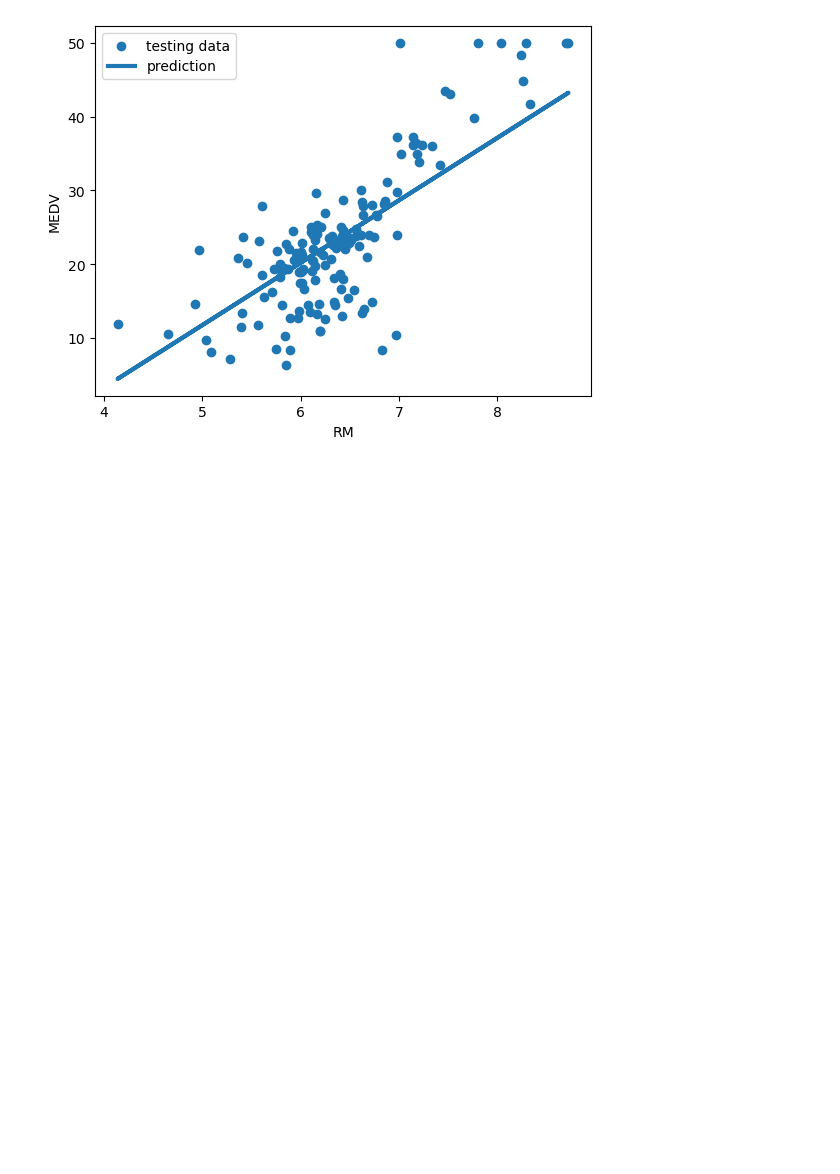
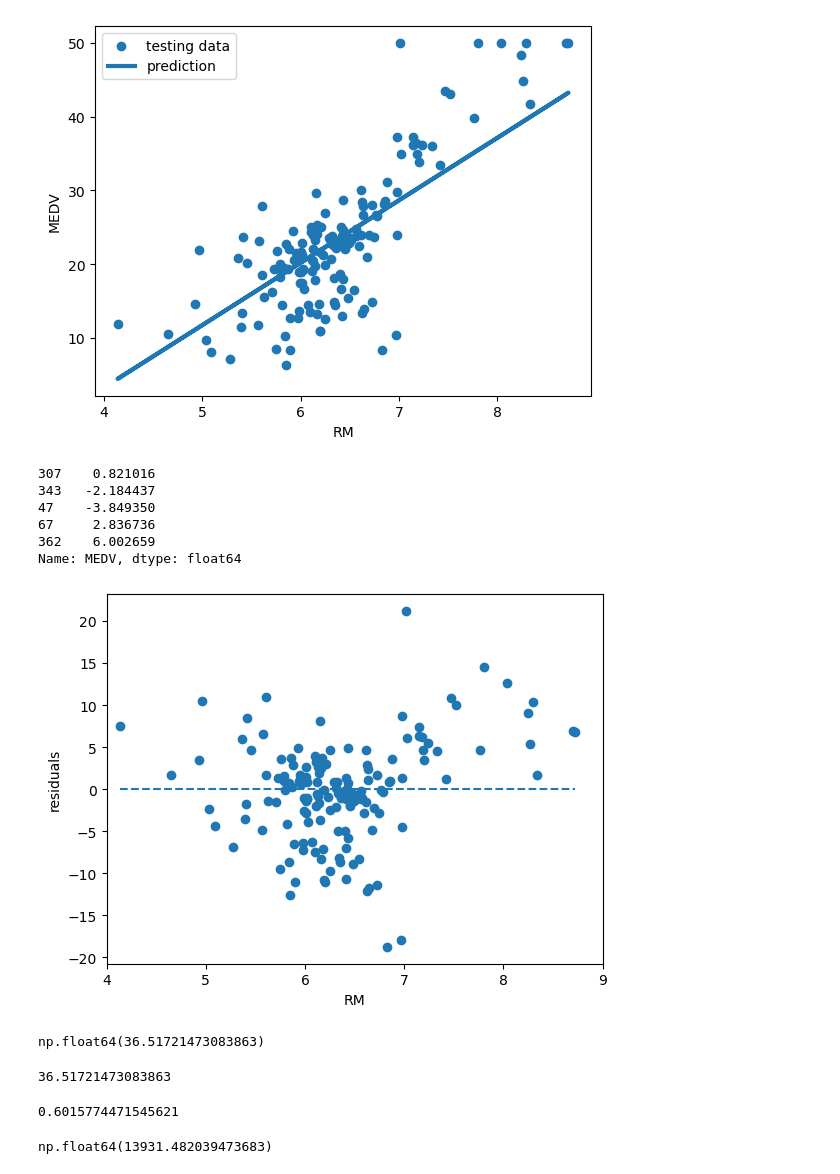
Before and after one commit to pyjoek/Data-Science-Machine-Learning, a Jupyter notebook: Scikit - Machine Learning.ipynb, the cells around one changed output. Drawn from its saved outputs; the diff is of its cells as text; code cells hidden in the pictures; blank space fills up the shorter version.

```diff
--- a/Scikit - Machine Learning.ipynb
+++ b/Scikit - Machine Learning.ipynb
@@ -198,3 +199,36 @@ plt.legend(loc='upper left')
 plt.show()
 # %% [output]
 [figure]
+# %%
+residuals = Y_test - y_test_prediction
+print(residuals[:5])
+plt.scatter(X_test, residuals)
+plt.hlines(y = 0, xmin = X_test.min(), xmax = X_test.max(), linestyle = "--")
+plt.xlim((4, 9))
+plt.xlabel('RM')
+plt.ylabel('residuals')
+plt.show()
+# %% [output]
+307    0.821016
+343   -2.184437
+47    -3.849350
+67     2.836736
+362    6.002659
+Name: MEDV, dtype: float64
+[figure, added]
+# %%
+(residuals**2).mean()
+# %% [output]
+np.float64(36.51721473083863)
+# %%
+mean_squared_error(Y_test, y_test_prediction)
+# %% [output]
+36.51721473083863
+# %%
+model.score(X_test, Y_test)
+# %% [output]
+0.6015774471545621
+# %%
+((Y_test-Y_test.mean())**2).sum()
+# %% [output]
+np.float64(13931.482039473683)
```
Also changed, not shown: parts of 1 cell of this notebook.
